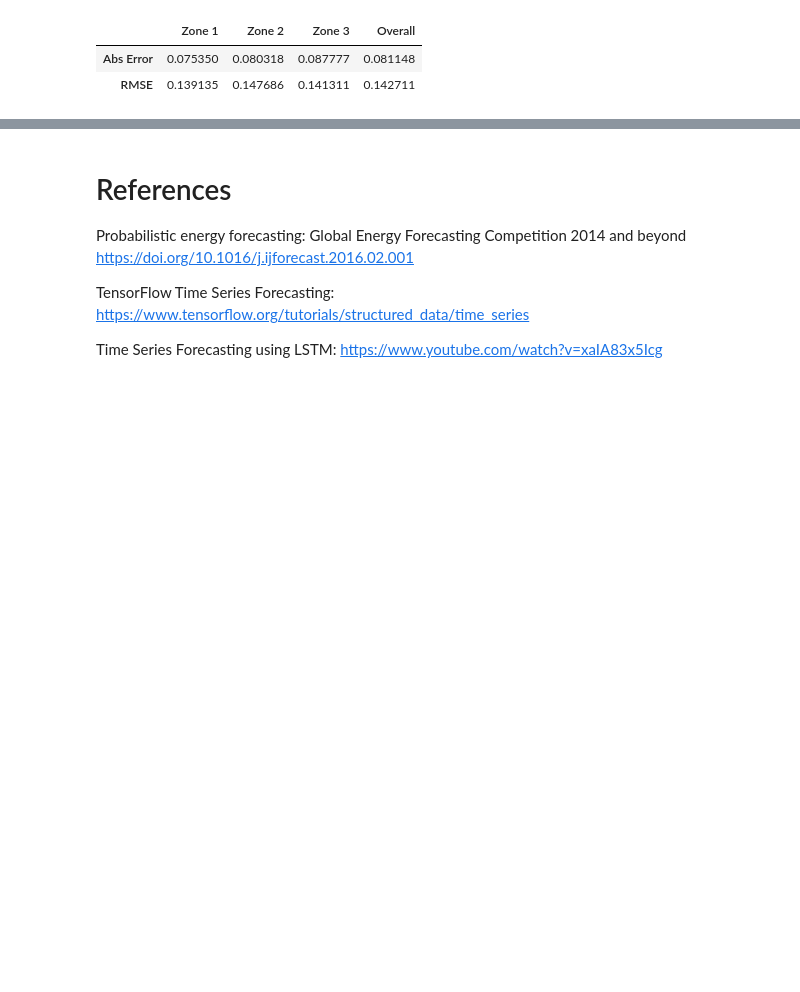
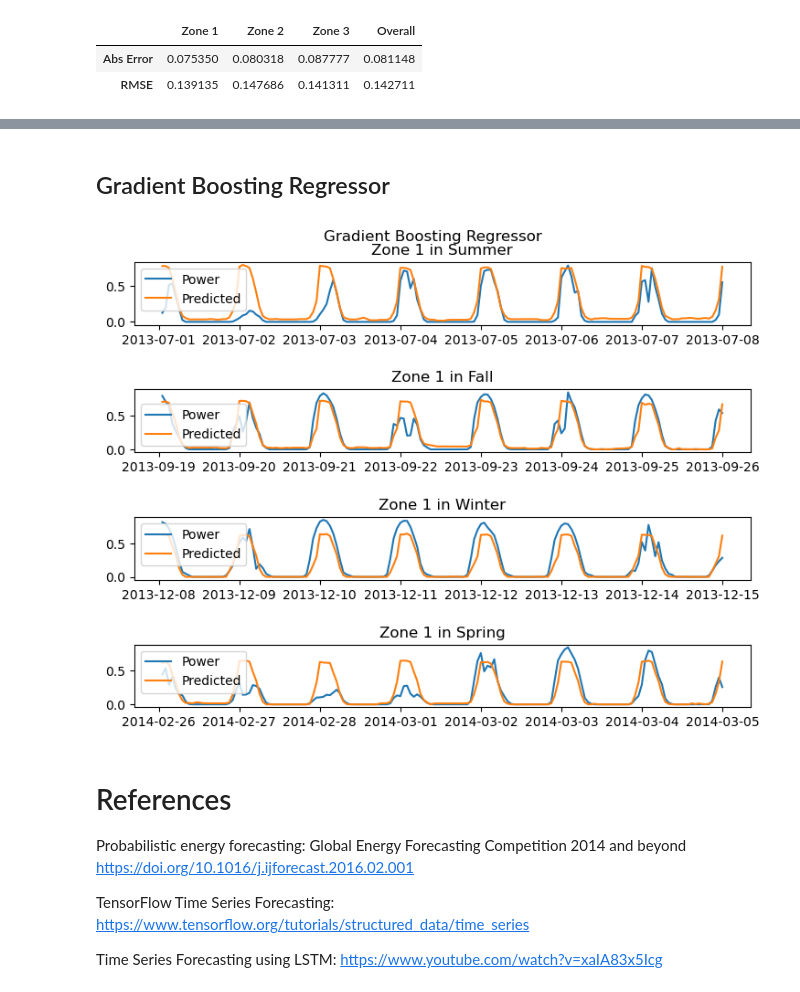
Before and after one commit to antoniolang1107/Solar-Power, a Jupyter notebook: solar.ipynb, the cells around one changed output, grey strips where cells are left out. Saved outputs shown, nothing was run; the diff lists cells and outputs as text; code cells hidden in the pictures; blank space fills up the shorter version.

```diff
--- a/solar.ipynb
+++ b/solar.ipynb
@@ -435,3 +487,17 @@ regressor
+# %% [markdown]
+## Gradient Boosting Regressor
+# %%
+fig, axs = plt.subplots(4,1)
+fig.tight_layout(pad=3)
+fig.suptitle("Gradient Boosting Regressor")
+for i in range(0,4):
+    axs[i].plot(test_time[0]['TIMESTAMP'][index[i]:index[i]+24*7], test_data[0]['POWER'][index[i]:index[i]+24*7])
+    axs[i].plot(test_time[0]['TIMESTAMP'][index[i]:index[i]+24*7], boosted_predictions[0][index[i]:index[i]+24*7])
+    axs[i].legend(['Power','Predicted'])
+    axs[i].legend(['Power','Predicted'])
+    axs[i].set_title(f"Zone {1} in {seasons[i]}")
+# %% [output]
+[figure, added]
 # %% [markdown]
 # References
 Probabilistic energy forecasting: Global Energy Forecasting Competition 2014 and beyond
```
Also changed, not shown: parts of 13 cells of this notebook.
